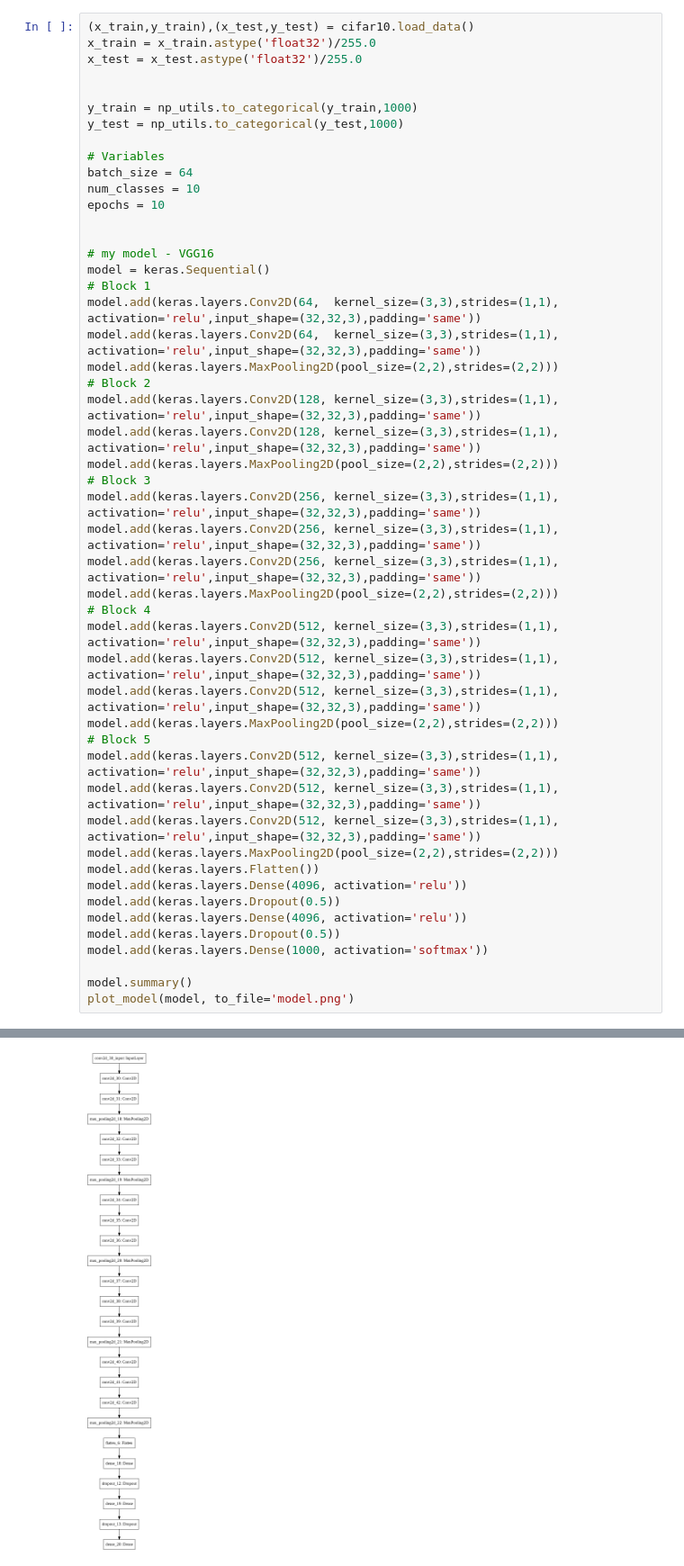
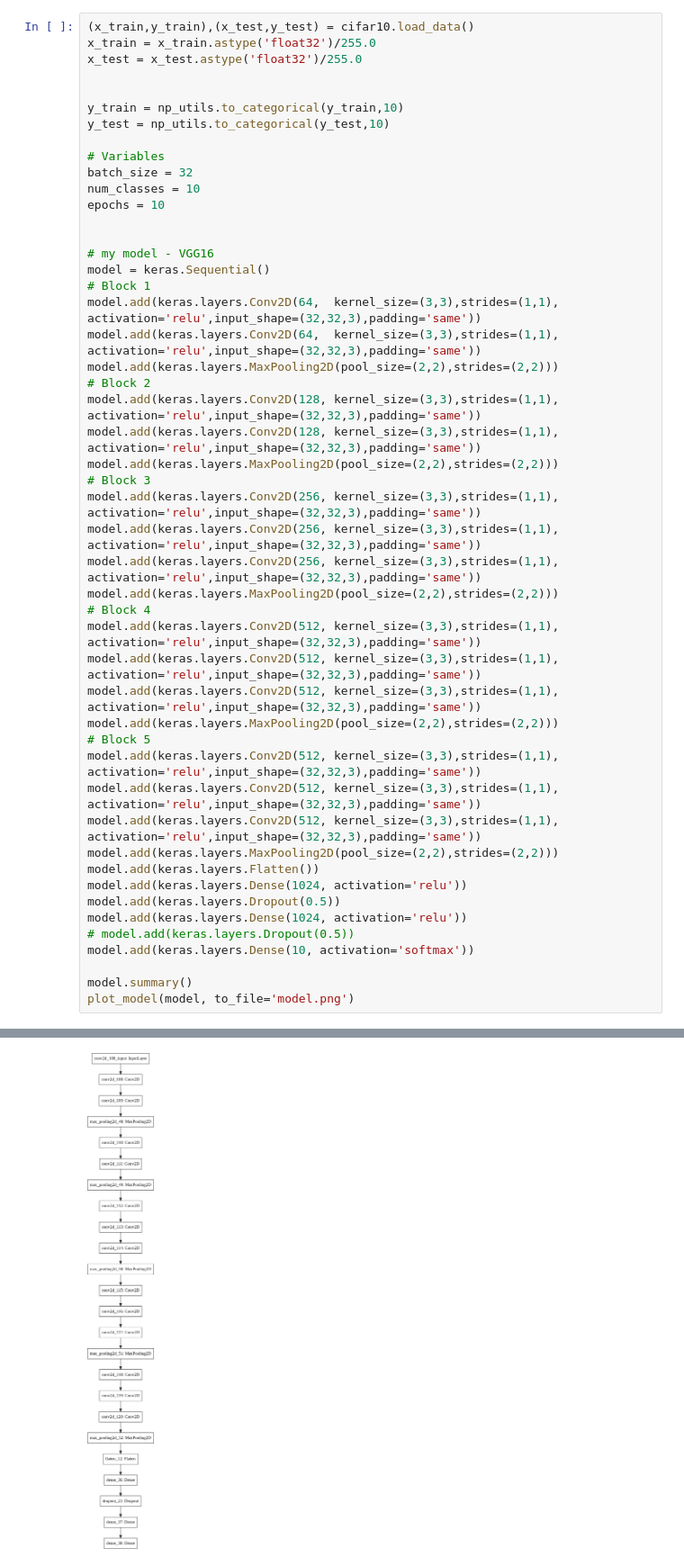
Before and after one commit to Howeng98/keras_vgg16, a Jupyter notebook: Cifar10_VGG16.ipynb, the cells around one changed output, grey strips where cells are left out. Shown at 90% size. Saved outputs shown, nothing was run; the diff lists cells and outputs as text.

Commit message:
VGG16: 0.100, Batch_Size=32

```diff
--- a/Cifar10_VGG16.ipynb
+++ b/Cifar10_VGG16.ipynb
@@ -37,11 +37,11 @@ x_train = x_train.astype('float32')/255.0
 x_test = x_test.astype('float32')/255.0
 
 
-y_train = np_utils.to_categorical(y_train,1000)
-y_test = np_utils.to_categorical(y_test,1000)
+y_train = np_utils.to_categorical(y_train,10)
+y_test = np_utils.to_categorical(y_test,10)
 
 # Variables
-batch_size = 64
+batch_size = 32
 num_classes = 10
 epochs = 10
 
@@ -72,11 +72,11 @@ model.add(keras.layers.Conv2D(512, kernel_size=(3,3),strides=(1,1), activation='
 model.add(keras.layers.Conv2D(512, kernel_size=(3,3),strides=(1,1), activation='relu',input_shape=(32,32,3),padding='same'))
 model.add(keras.layers.MaxPooling2D(pool_size=(2,2),strides=(2,2)))
 model.add(keras.layers.Flatten())
-model.add(keras.layers.Dense(4096, activation='relu'))
+model.add(keras.layers.Dense(1024, activation='relu'))
 model.add(keras.layers.Dropout(0.5))
-model.add(keras.layers.Dense(4096, activation='relu'))
-model.add(keras.layers.Dropout(0.5))
-model.add(keras.layers.Dense(1000, activation='softmax'))
+model.add(keras.layers.Dense(1024, activation='relu'))
+# model.add(keras.layers.Dropout(0.5))
+model.add(keras.layers.Dense(10, activation='softmax'))
 
 model.summary()
 plot_model(model, to_file='model.png')
@@ -99,6 +99,6 @@ Trainable params: 37,694,248
 Non-trainable params: 0
 _________________________________________________________________
-[figure, old version]
+[figure, new version]
 # %%
 print(x_train.shape)
 print(y_train.shape)
```
Also changed, not shown: parts of 6 cells of this notebook, 1 other file.
